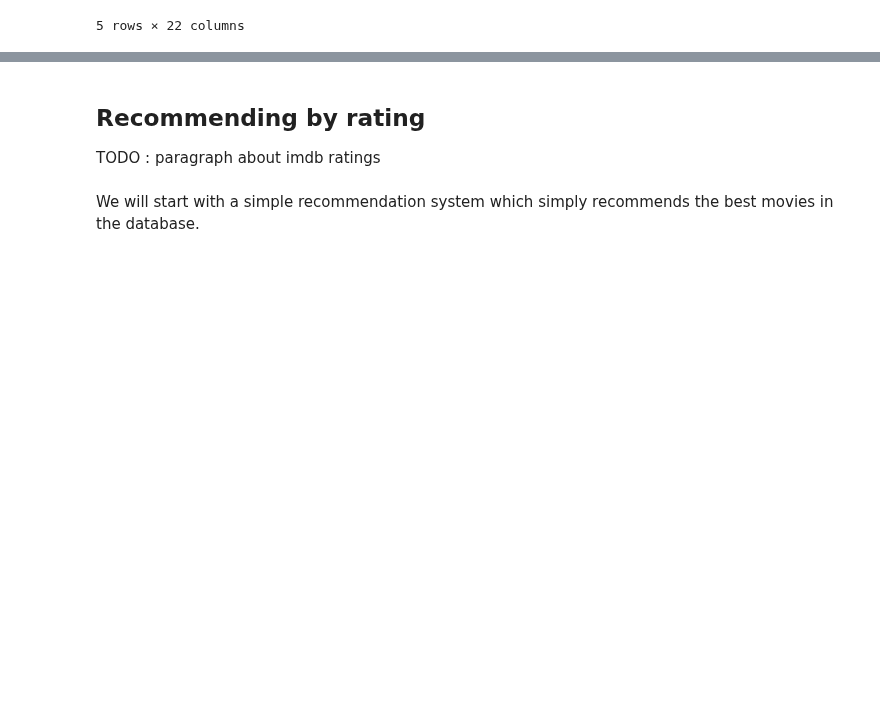
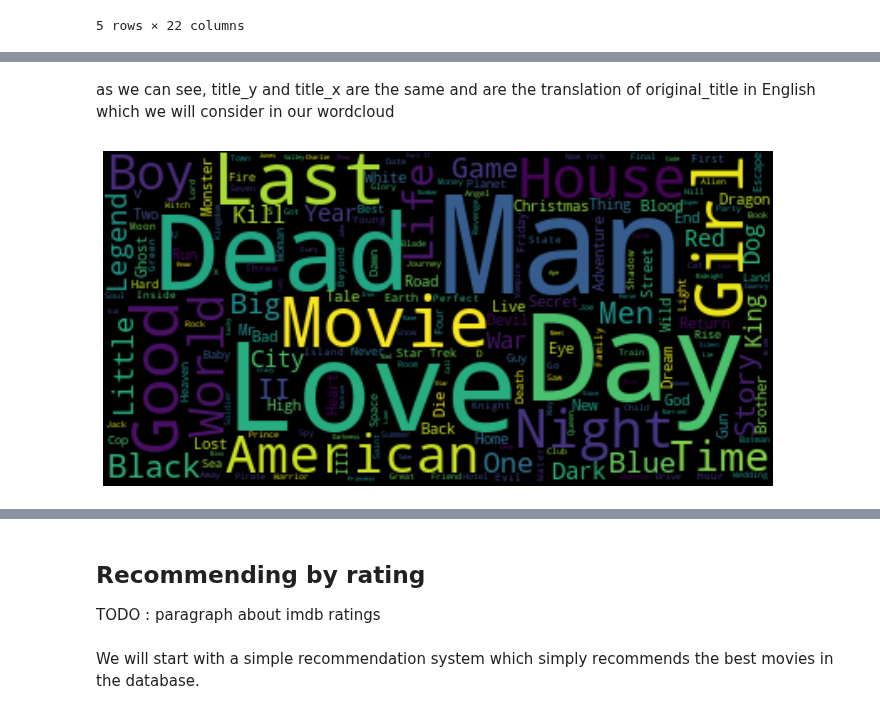
Before and after one commit to Ellana42/projet_info, a Jupyter notebook: rating_movies.ipynb, the cells around one changed output, grey strips where cells are left out. Saved outputs shown, nothing was run; the diff lists cells and outputs as text; code cells hidden in the pictures; blank space fills up the shorter version.

```diff
--- a/rating_movies.ipynb
+++ b/rating_movies.ipynb
@@ -293,0 +363,3 @@ pop_gen.head(10)
+# %%
+# Extrating the year of release
+data['year'] = data['release_date'].dt.strftime('%Y')
@@ -293,0 +411,18 @@ pop_gen.head(10)
+# %% [markdown]
+as we can see, title_y and title_x are the same and are the translation of original_title in English which we will consider in our wordcloud
+# %%
+#converting the type of title and overview
+data['title_x'] = data['title_x'].astype('str')
+data['overview'] = data['overview'].astype('str')
+# %%
+title_corpus = ' '.join(data['title_x'])
+overview_corpus = ' '.join(data['overview'])
+# %%
+# Creating and generating a word cloud image based on the title:
+wordcloud = WordCloud().generate(title_corpus)
+plt.figure(figsize=(12,12))# Display the generated image
+plt.imshow(wordcloud, interpolation='bilinear')
+plt.axis("off")
+plt.show()
+# %% [output]
+[figure, added]
```
Also changed, not shown: parts of 29 cells of this notebook.
